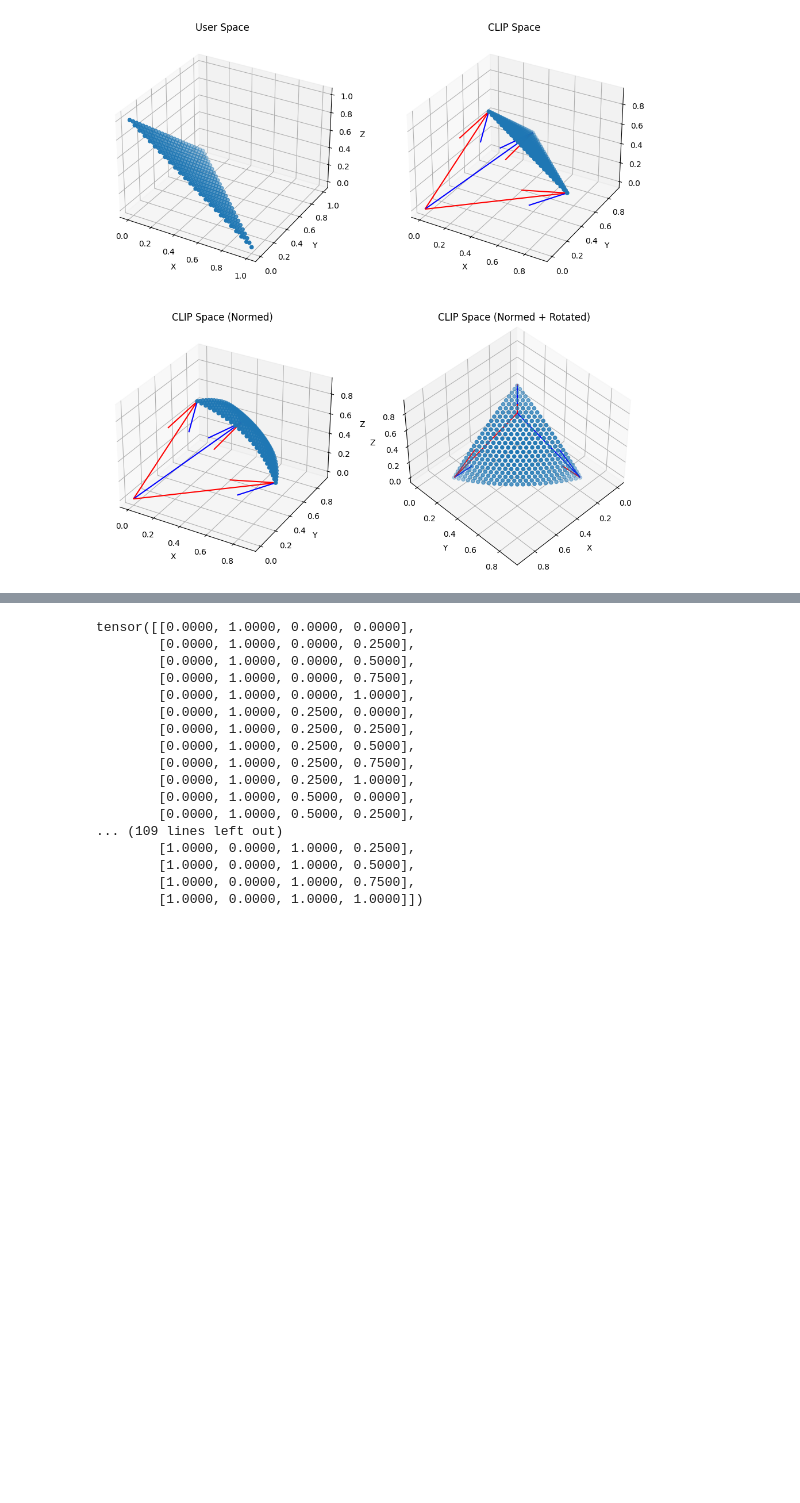
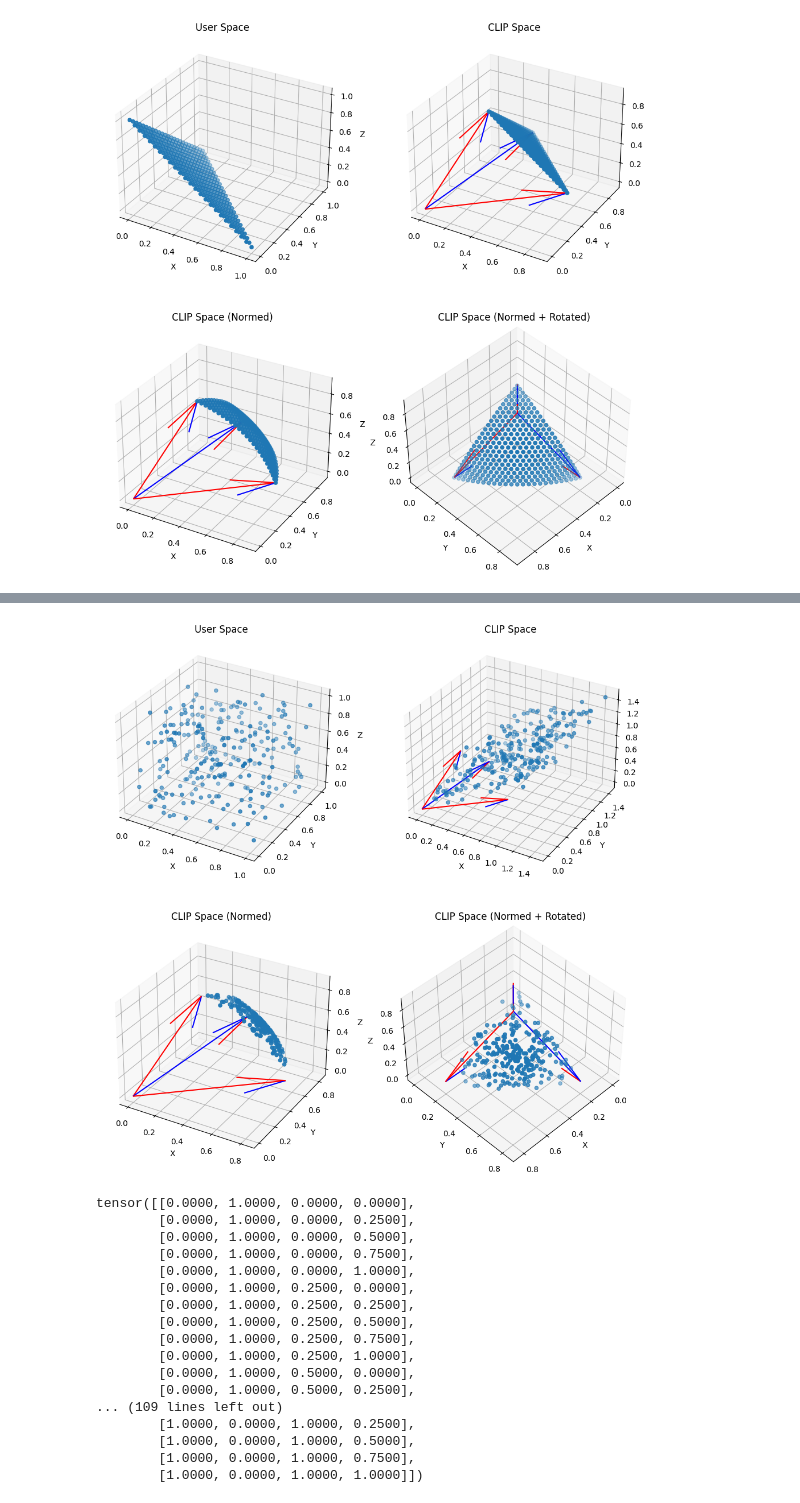
Before and after one commit to Schaban1/bachelor_thesis, a Jupyter notebook: scripts/uniform_sphere_surface_distribution.ipynb, the cells around one changed output, grey strips where cells are left out. Drawn from its saved outputs; the diff is of its cells as text; code cells hidden in the pictures; blank space fills up the shorter version.

Commit message:
feat: Add SinglePointWeightedAxesRecommender visualisation

```diff
--- a/scripts/uniform_sphere_surface_distribution.ipynb
+++ b/scripts/uniform_sphere_surface_distribution.ipynb
@@ -540,0 +545,79 @@ plt.show()
+# %%
+torch.manual_seed(42)
+
+# Define three Vectors defining the User Space in the CLIP space
+origin = torch.tensor([[0, 0, 0], [0, 0, 0], [0, 0, 0]]) # origin point
+heads = torch.tensor([[0.35, 0.35, 1.], [0.35, 1., 0.35], [1., 0.35, 0.35]])
+heads_normed = F.normalize(heads, p=2, dim=-1)
+
+# Parameters
+num_samples = 250  # Number of samples along one axis (this will give a resolution)
+exploration_factor = 1.0
+bounds = torch.tensor([[0.0, 0.0, 0.0], [1.0, 1.0, 1.0]])
+user_profile = torch.tensor([0.25, 0.5, 0.25])
+
+axes = torch.eye(user_profile.shape[0])
+
+print(bounds.shape, user_profile.shape, bounds[0].shape)
+
+# distance of embedding bounds to user profile to find range to sample from
+lower_sampling_ranges = bounds[0] - user_profile
+upper_sampling_ranges = bounds[1] - user_profile
+
+# random weights for axes for each recommendation in bounds
+weights = torch.rand(size=(num_samples, user_profile.shape[0]))  # in [0, 1]
+# scale to bounds to ranges & scale with exploration factor
+weights = (exploration_factor *
+           (weights * (upper_sampling_ranges - lower_sampling_ranges) + lower_sampling_ranges))
+
+# interpolate between user profile and axes, user user_profile as reference point
+x_rand = user_profile + weights @ axes
+
+# Plot the samples in the user space
+fig = plt.figure(figsize=(12, 12))
+ax_0 = fig.add_subplot(2, 2, 1, projection='3d')
+ax_0.scatter(x_rand[:,0], x_rand[:,1], x_rand[:, 2])
+ax_0.set_title('User Space')
+ax_0.set_xlabel('X')
+ax_0.set_ylabel('Y')
+ax_0.set_zlabel('Z')
+
+# Plot random samples transformed into the CLIP space
+embeds =  x_rand @ heads_normed
+ax_1 = fig.add_subplot(2, 2, 2, projection='3d')
+ax_1.quiver(*origin, heads_normed[:,0], heads_normed[:,1], heads_normed[:,2], color=['r','b'])
+ax_1.scatter(embeds[:,0], embeds[:,1], embeds[:,2])
+ax_1.set_title('CLIP Space')
+ax_1.set_xlabel('X')
+ax_1.set_ylabel('Y')
+ax_1.set_zlabel('Z')
+
+# Project embeds on the spheres surface in the CLIP Space
+embeds_proj = F.normalize(embeds, p=2, dim=-1)
+ax_2 = fig.add_subplot(2, 2, 3, projection='3d')
+ax_2.quiver(*origin, heads_normed[:,0], heads_normed[:,1], heads_normed[:,2], color=['r','b'])
+ax_2.scatter(embeds_proj[:,0], embeds_proj[:,1], embeds_proj[:,2])
+ax_2.set_title('CLIP Space (Normed)')
+ax_2.set_xlabel('X')
+ax_2.set_ylabel('Y')
+ax_2.set_zlabel('Z')
+
+# Same PLot but with a front view
+ax_3 = fig.add_subplot(2, 2, 4, projection='3d')
+ax_3.quiver(*origin, heads_normed[:,0], heads_normed[:,1], heads_normed[:,2], color=['r','b'])
+ax_3.scatter(embeds_proj[:,0], embeds_proj[:,1], embeds_proj[:,2])
+ax_3.set_title('CLIP Space (Normed + Rotated)')
+ax_3.set_xlabel('X')
+ax_3.set_ylabel('Y')
+ax_3.set_zlabel('Z')
+
+#Rotate to se the sphere
+angle = 90
+angle_norm = (angle + 180) % 360 - 180
+elev = 45
+azim = 45
+roll = 0
+ax_3.view_init(elev, azim, roll)
+
+plt.show()
+# %% [output]
@@ -541,3 +625,4 @@ plt.show()
+[figure, added]
 # %%
 n_points_per_axis = 5
 embedding_bounds = [0., 1.]
```
Also changed, not shown: parts of 4 cells of this notebook.
